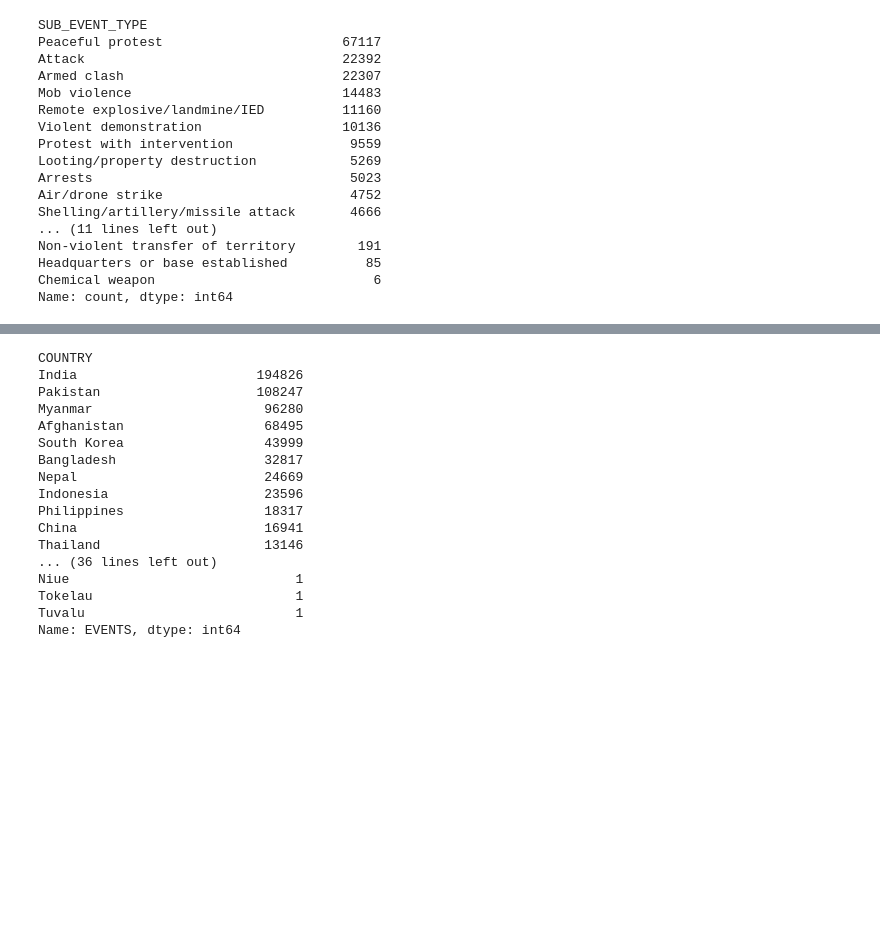
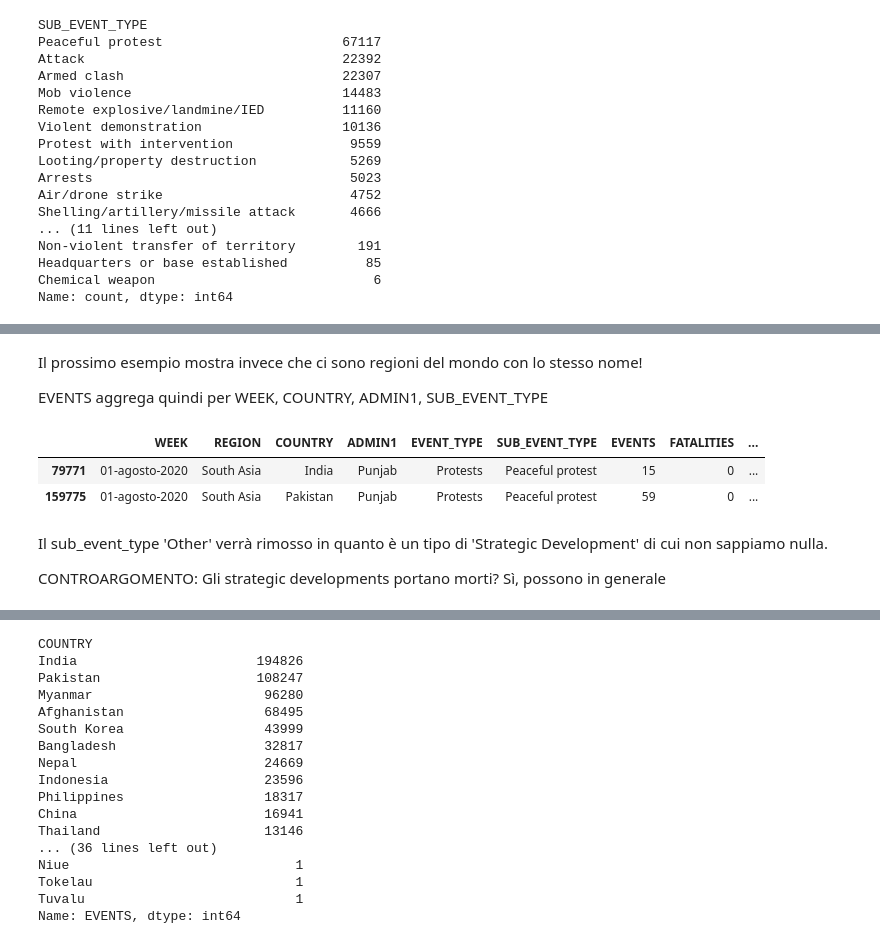
Before and after one commit to group-pi-dataviz/group-pi-dataviz.github.io, a Jupyter notebook: scripts/data_preprocessing.ipynb, the cells around one changed output, grey strips where cells are left out. Drawn from its saved outputs; the diff is of its cells as text; code cells hidden in the pictures; blank space fills up the shorter version.

```diff
--- a/scripts/data_preprocessing.ipynb
+++ b/scripts/data_preprocessing.ipynb
@@ -98,0 +200,14 @@ Name: count, dtype: int64
+# %% [markdown]
+Il prossimo esempio mostra invece che ci sono regioni del mondo con lo stesso nome!
+
+EVENTS aggrega quindi per WEEK, COUNTRY, ADMIN1, SUB_EVENT_TYPE
+# %%
+data[(data['ADMIN1'] == 'Punjab') & (data['WEEK'] == '01-agosto-2020') & (data['SUB_EVENT_TYPE'] == 'Peaceful protest')]
+# %% [output]
+|  | WEEK | REGION | COUNTRY | ADMIN1 | EVENT_TYPE | SUB_EVENT_TYPE | EVENTS | FATALITIES | ... |
+| 79771 | 01-agosto-2020 | South Asia | India | Punjab | Protests | Peaceful protest | 15 | 0 | ... |
+| 159775 | 01-agosto-2020 | South Asia | Pakistan | Punjab | Protests | Peaceful protest | 59 | 0 | ... |
+# %% [markdown]
+Il sub_event_type 'Other' verrà rimosso in quanto è un tipo di 'Strategic Development' di cui non sappiamo nulla.
+
+CONTROARGOMENTO: Gli strategic developments portano morti? Sì, possono in generale
```
Also changed, not shown: parts of 19 cells of this notebook, 5 other files.
